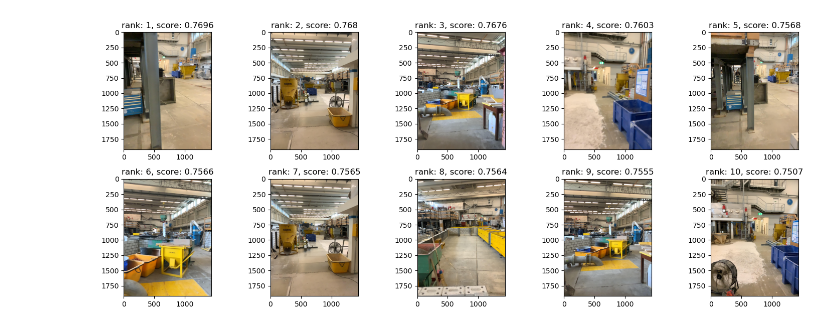
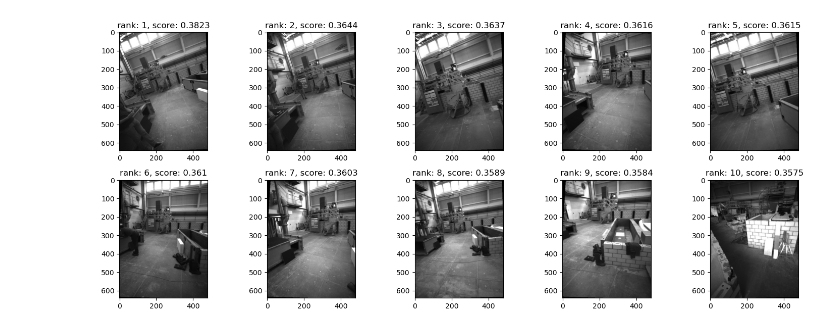
Before and after one commit to sergio-alberto-dlm/visual_localization, a Jupyter notebook: 2_retrieve.ipynb, the cells around one changed output. Drawn from its saved outputs; the diff is of its cells as text; code cells hidden in the pictures.

Commit message:
add retrieve examples

```diff
--- a/2_retrieve.ipynb
+++ b/2_retrieve.ipynb
@@ -7,3 +9,4 @@ from PIL import Image
 # %%
-path_topk_dinov3 = "/media/jbhayet/Data/datasets/croco-experiments/results/retrieval/top10_dinov3.jsonl"
-df = pd.read_json(path_topk_dinov3, lines=True)
+path_topk_dinov3 = "/home/sergio/vis_loc/data/HYDRO_map_hl_query_spot.json"
+df = pd.read_json(path_topk_dinov3)
+df.head()
@@ -21,14 +50,14 @@ plt.show()
 # %%
 fig, ax = plt.subplots(2, 5, figsize=(15, 6))
 axis = ax.flatten()
 for i, retrieve in enumerate(topk):
     ax = axis[i]
     rank = retrieve.get("rank")
     score = retrieve.get("score")
-    path = retrieve.get("abs_path")
+    path = retrieve.get("path")
     img = np.asarray(Image.open(path))
     ax.imshow(img); ax.set_title(f"rank: {rank}, score: {score:.4g}")
 plt.tight_layout()
 plt.show()
 # %% [output]
-[figure, old version]
+[figure, new version]
```
Also changed, not shown: parts of 7 cells of this notebook.
